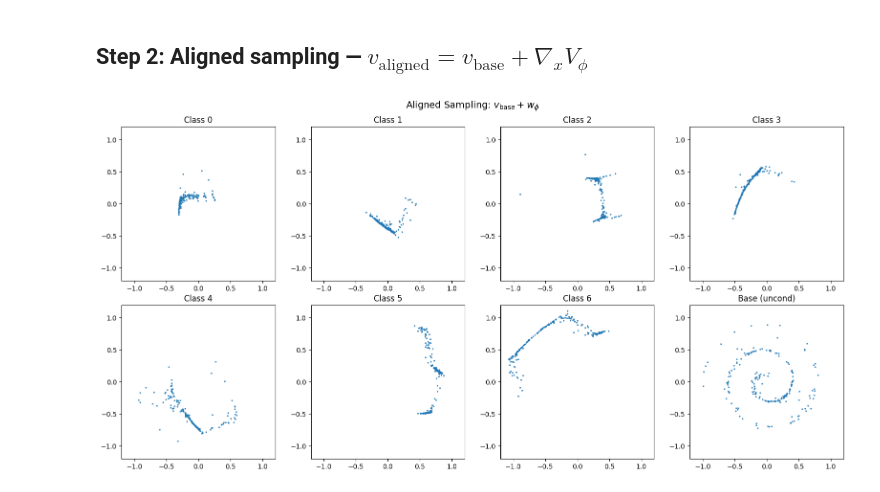
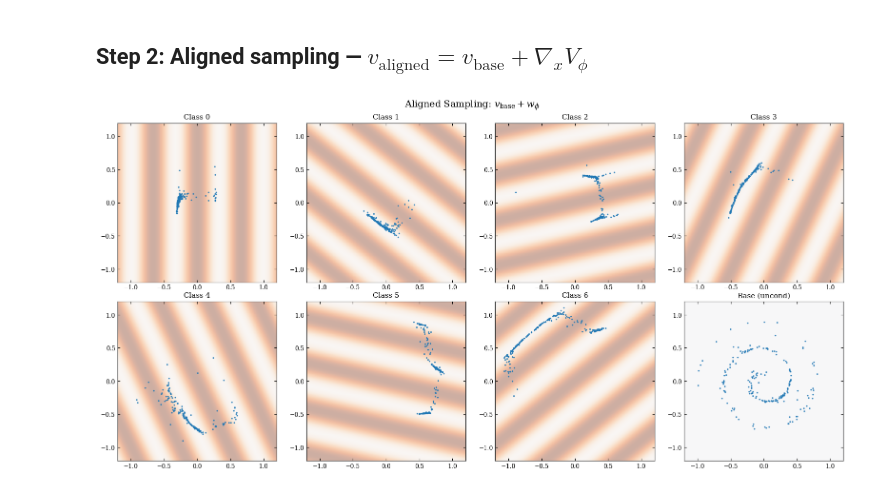
Before and after one commit to Marcobisky/Marcobisky.github.io, a Jupyter notebook: preposts/vgg/vgg/alignment.ipynb, the cells around one changed output. Cells and saved outputs as stored; diff of their text form; code cells hidden in the pictures.

Commit message:
Finish VGG fine-tuning and PINN training and all animation (reward function depends on class labels)

```diff
--- a/preposts/vgg/vgg/alignment.ipynb
+++ b/preposts/vgg/vgg/alignment.ipynb
@@ -201,6 +201,13 @@ plt.show()
 # %%
 pinn.eval()
 n_per_class = 200
+grid_n = 120
+extent = [-1.2, 1.2, -1.2, 1.2]
+
+xs_grid = torch.linspace(-1.2, 1.2, grid_n)
+ys_grid = torch.linspace(-1.2, 1.2, grid_n)
+Xg, Yg = torch.meshgrid(xs_grid, ys_grid, indexing="xy")
+grid_pts = torch.stack([Xg.reshape(-1), Yg.reshape(-1)], dim=1)
 
 fig, axes = plt.subplots(2, 4, figsize=(16, 8))
 
@@ -208,32 +215,40 @@ for label in range(NUM_CLASSES + 1):
     ax = axes[label // 4, label % 4]
     x0 = sample_noise(n_per_class, device=device, seed=label)
 
     if label < NUM_CLASSES:
         label_t = torch.full((n_per_class,), label, dtype=torch.long, device=device)
         traj = sample_trajectory(
             x0,
             lambda x, t, c=label_t: v_base(x, t, c) + pinn(x, t, c),
             n_steps=80,
         )
         title = f"Class {label}"
+
+        with torch.no_grad():
+            y_grid = torch.full((grid_pts.size(0),), label, dtype=torch.long)
+            R = reward_fn(grid_pts, y_grid).reshape(grid_n, grid_n).numpy()
+        ax.imshow(
+            R, origin="lower", extent=extent, aspect="equal",
+            cmap="Oranges", alpha=0.35, vmin=0, vmax=1,
+        )
     else:
         uncond = torch.full((n_per_class,), NUM_CLASSES, dtype=torch.long, device=device)
         traj = sample_trajectory(
             x0,
             lambda x, t, c=uncond: v_base(x, t, c),
             n_steps=80,
         )
         title = "Base (uncond)"
 
     x1 = traj["xs"][-1].cpu().numpy()
-    ax.scatter(x1[:, 0], x1[:, 1], marker=".", s=8, alpha=0.8)
+    ax.scatter(x1[:, 0], x1[:, 1], marker=".", s=8, alpha=0.8, zorder=2)
     ax.set_title(title)
     ax.set_aspect("equal")
     ax.set_xlim(-1.2, 1.2)
     ax.set_ylim(-1.2, 1.2)
 
 plt.suptitle(r"Aligned Sampling: $v_{\mathrm{base}} + w_\phi$", fontsize=14)
 plt.tight_layout()
 plt.show()
 # %% [output]
-[figure, old version]
+[figure, new version]
```
Also changed, not shown: parts of 4 cells of this notebook, 6 other files.
